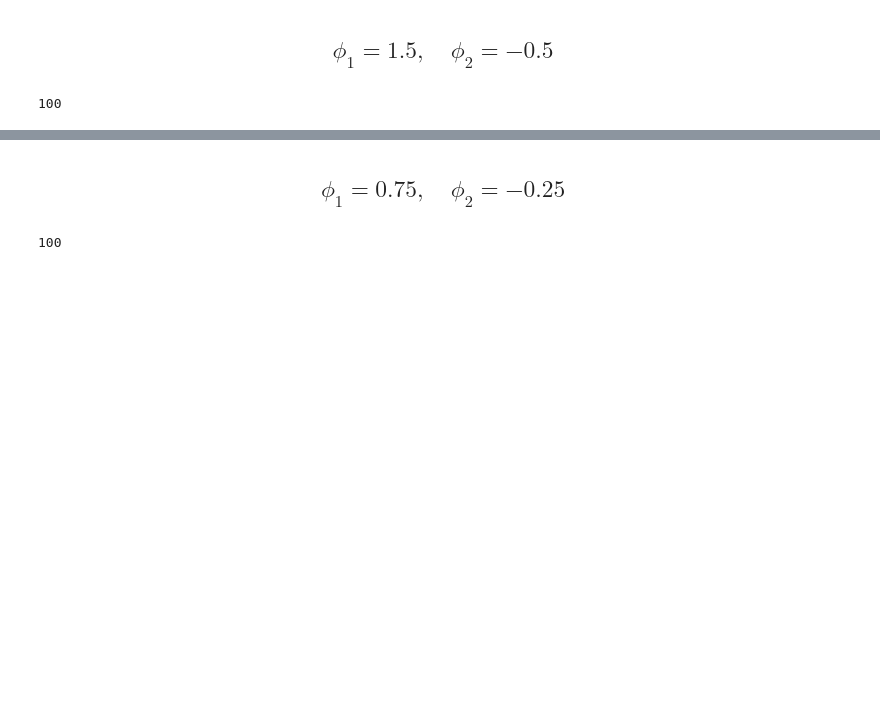
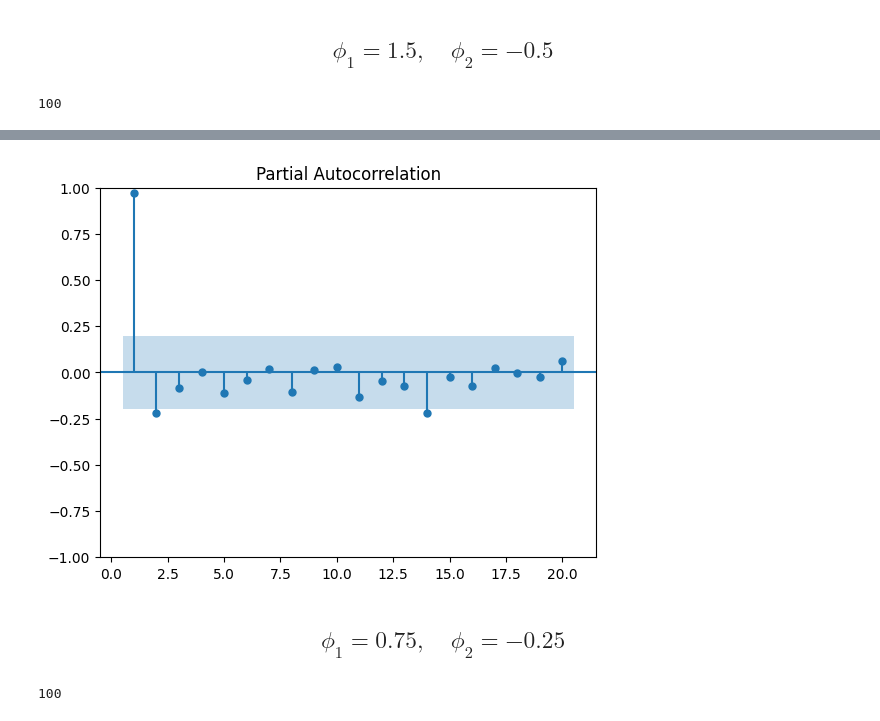
Before and after one commit to haniyathul/Praktikum-Analisis-Deret-Waktu, a Jupyter notebook: Tugas_Kelompok_Minggu_3.ipynb, the cells around one changed output, grey strips where cells are left out. Cells and saved outputs as stored; diff of their text form; code cells hidden in the pictures; blank space fills up the shorter version.

```diff
--- a/Tugas_Kelompok_Minggu_3.ipynb
+++ b/Tugas_Kelompok_Minggu_3.ipynb
@@ -875,3 +875,8 @@ plt.show()
+# %%
+plot_pacf(np.array(ar2_1), zero=False)
+plt.show()
+# %% [output]
+[figure, added]
 # %% [markdown]
 ## $$\phi_1 = 0.75,\quad \phi_2 = -0.25$$
 # %%
```
Also changed, not shown: parts of 15 cells of this notebook.
